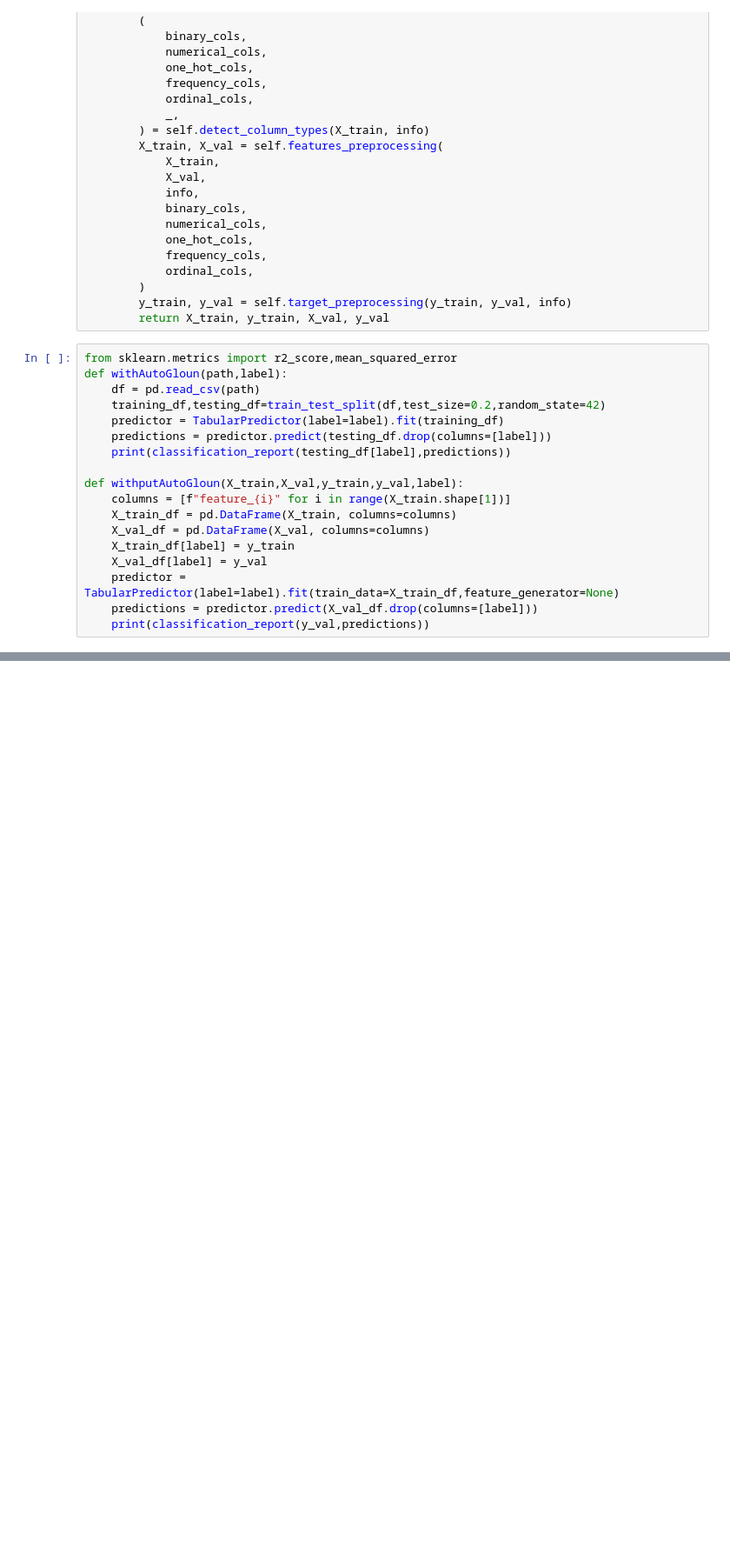
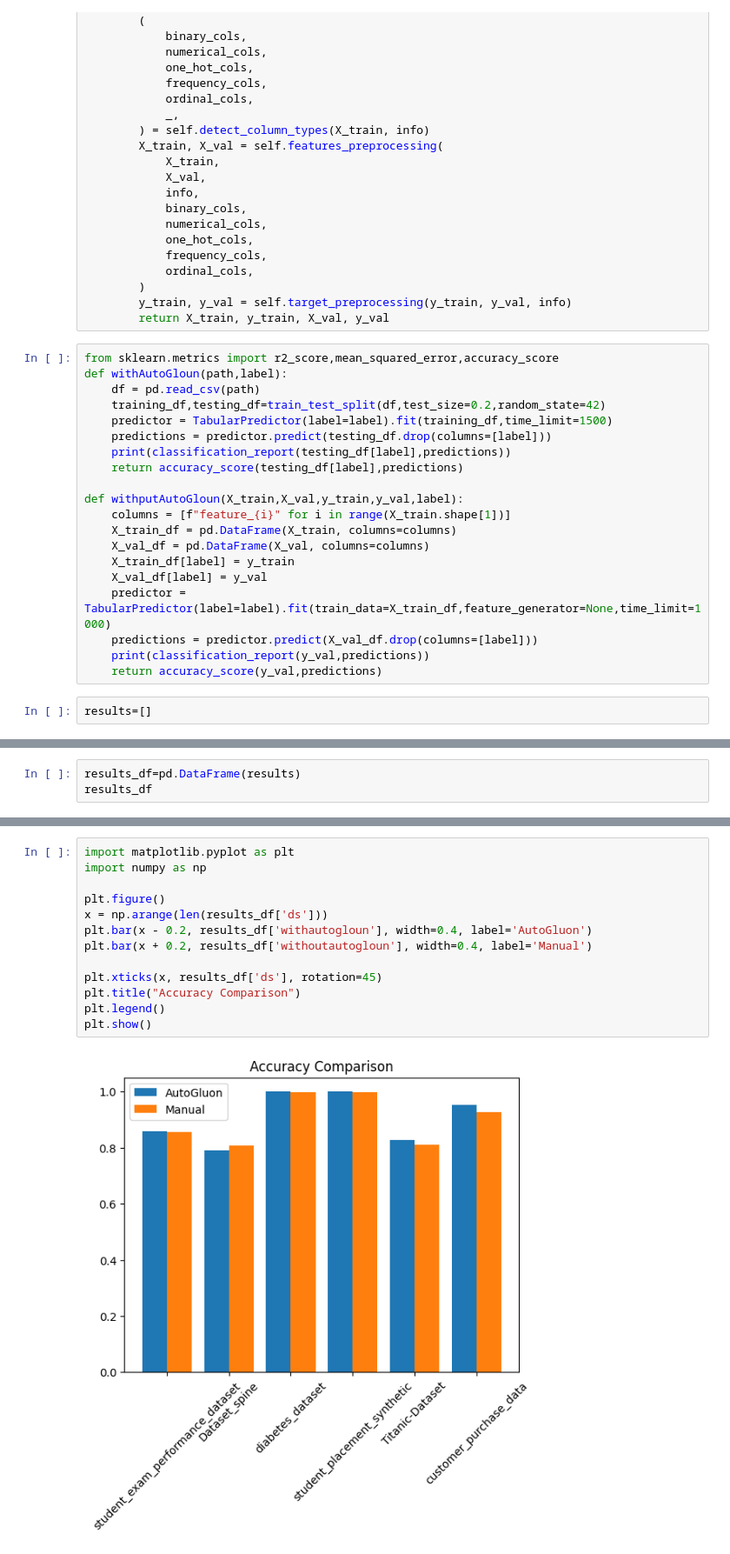
Before and after one commit to Mohamed-Ashraf273/accelera, a Jupyter notebook: examples/auo_preprocessing_comparison.ipynb, the cells around one changed output, grey strips where cells are left out. Shown at 87% size. Cells and saved outputs as stored; diff of their text form; blank space fills up the shorter version.

Commit message:
add comparison

```diff
--- a/examples/auo_preprocessing_comparison.ipynb
+++ b/examples/auo_preprocessing_comparison.ipynb
@@ -690,13 +672,14 @@ class ClassicalTrainingPreprocessing(TrainingTabularPreprocessingBase):
         y_train, y_val = self.target_preprocessing(y_train, y_val, info)
         return X_train, y_train, X_val, y_val
 # %%
-from sklearn.metrics import r2_score,mean_squared_error
+from sklearn.metrics import r2_score,mean_squared_error,accuracy_score
 def withAutoGloun(path,label):
     df = pd.read_csv(path)
     training_df,testing_df=train_test_split(df,test_size=0.2,random_state=42)
-    predictor = TabularPredictor(label=label).fit(training_df)
+    predictor = TabularPredictor(label=label).fit(training_df,time_limit=1500)
     predictions = predictor.predict(testing_df.drop(columns=[label]))
     print(classification_report(testing_df[label],predictions))
+    return accuracy_score(testing_df[label],predictions)
 
 def withputAutoGloun(X_train,X_val,y_train,y_val,label):
     columns = [f"feature_{i}" for i in range(X_train.shape[1])]
@@ -704,9 +687,12 @@ def withputAutoGloun(X_train,X_val,y_train,y_val,label):
     X_val_df = pd.DataFrame(X_val, columns=columns)
     X_train_df[label] = y_train
     X_val_df[label] = y_val
-    predictor = TabularPredictor(label=label).fit(train_data=X_train_df,feature_generator=None)
+    predictor = TabularPredictor(label=label).fit(train_data=X_train_df,feature_generator=None,time_limit=1000)
     predictions = predictor.predict(X_val_df.drop(columns=[label]))
     print(classification_report(y_val,predictions))
+    return accuracy_score(y_val,predictions)
+# %%
+results=[]
 # %%
 import pandas as pd
 import numpy as np
@@ -947,0 +983,3 @@ TabularPredictor saved. To load, use: predictor = TabularPredictor.load("/conten
+# %%
+results_df=pd.DataFrame(results)
+results_df
@@ -947,0 +994,15 @@ TabularPredictor saved. To load, use: predictor = TabularPredictor.load("/conten
+# %%
+import matplotlib.pyplot as plt
+import numpy as np
+
+plt.figure()
+x = np.arange(len(results_df['ds']))
+plt.bar(x - 0.2, results_df['withautogloun'], width=0.4, label='AutoGluon')
+plt.bar(x + 0.2, results_df['withoutautogloun'], width=0.4, label='Manual')
+
+plt.xticks(x, results_df['ds'], rotation=45)
+plt.title("Accuracy Comparison")
+plt.legend()
+plt.show()
+# %% [output]
+[figure, added]
```
Also changed, not shown: parts of 5 cells of this notebook.
